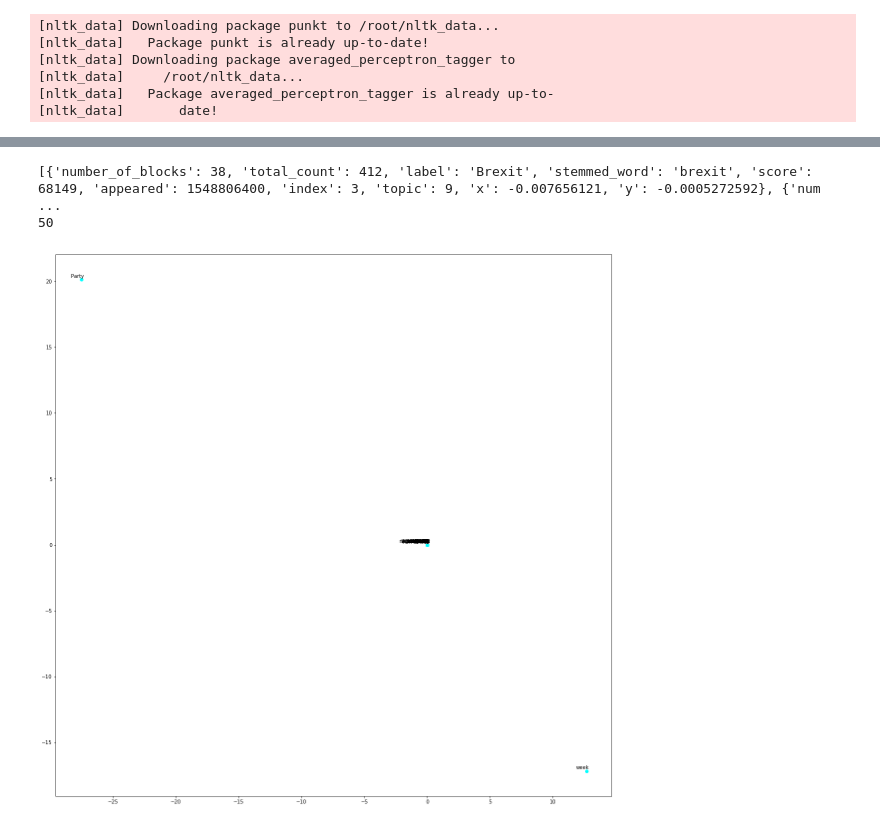
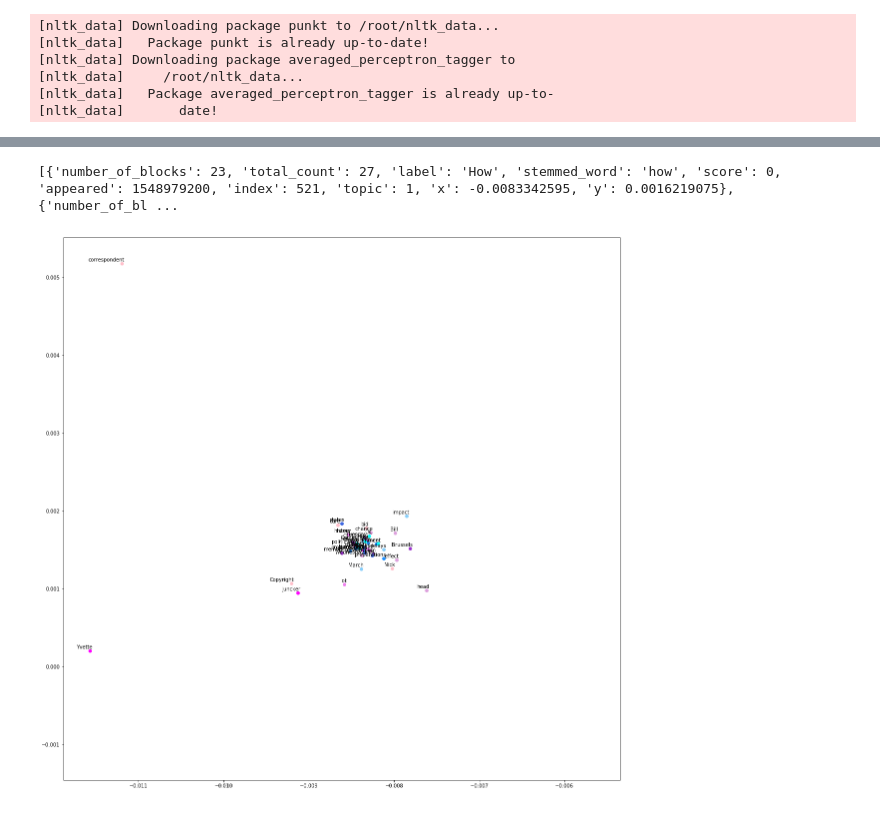
Before and after one commit to ishrat2003/IS-Goldsmiths, a Jupyter notebook: notebooks/Papers/paper2/word2vecGC.py.ipynb, the cells around one changed output, grey strips where cells are left out. Cells and saved outputs as stored; diff of their text form; code cells hidden in the pictures.

```diff
--- a/notebooks/Papers/paper2/word2vecGC.py.ipynb
+++ b/notebooks/Papers/paper2/word2vecGC.py.ipynb
@@ -94,15 +116,38 @@ plotProcessor.displayPlot()
-# %%
-from packages.gc.plotter import Plotter
-
-
-#word2vecProcessor.setTopicFilter(9)
-wordInfo = word2vecProcessor.getPoints(50)
-print(wordInfo)
-print(len(wordInfo))
-
-linearPlotProcessor = Plotter(wordInfo)
-linearPlotProcessor.displayPlot()
-# %% [output]
-[{'number_of_blocks': 38, 'total_count': 412, 'label': 'Brexit', 'stemmed_word': 'brexit', 'score': 68149, 'appeared': 1548806400, 'index': 3, 'topic': 9, 'x': -0.007656121, 'y': -0.0005272592}, {'num ...
-50
-[figure, removed]
+# %%
+from packages.gc.plotter import Plotter
+
+numberOfWords = 5
+
+word2vecProcessor.setTopicFilter(1)
+wordInfo = word2vecProcessor.getPoints(numberOfWords)
+
+word2vecProcessor.setTopicFilter(2)
+wordInfo += word2vecProcessor.getPoints(numberOfWords)
+
+word2vecProcessor.setTopicFilter(3)
+wordInfo += word2vecProcessor.getPoints(numberOfWords)
+
+word2vecProcessor.setTopicFilter(4)
+wordInfo += word2vecProcessor.getPoints(numberOfWords)
+
+word2vecProcessor.setTopicFilter(5)
+wordInfo += word2vecProcessor.getPoints(numberOfWords)
+
+word2vecProcessor.setTopicFilter(6)
+wordInfo += word2vecProcessor.getPoints(numberOfWords)
+
+word2vecProcessor.setTopicFilter(7)
+wordInfo += word2vecProcessor.getPoints(numberOfWords)
+
+word2vecProcessor.setTopicFilter(8)
+wordInfo += word2vecProcessor.getPoints(numberOfWords)
+
+word2vecProcessor.setTopicFilter(9)
+wordInfo += word2vecProcessor.getPoints(numberOfWords)
+
+plotProcessor = Plotter(wordInfo)
+print(wordInfo)
+plotProcessor.displayPlot()
+# %% [output]
+[{'number_of_blocks': 23, 'total_count': 27, 'label': 'How', 'stemmed_word': 'how', 'score': 0, 'appeared': 1548979200, 'index': 521, 'topic': 1, 'x': -0.0083342595, 'y': 0.0016219075}, {'number_of_bl ...
+[figure, added]
```
Also changed, not shown: parts of 4 cells of this notebook, 9 other files.
